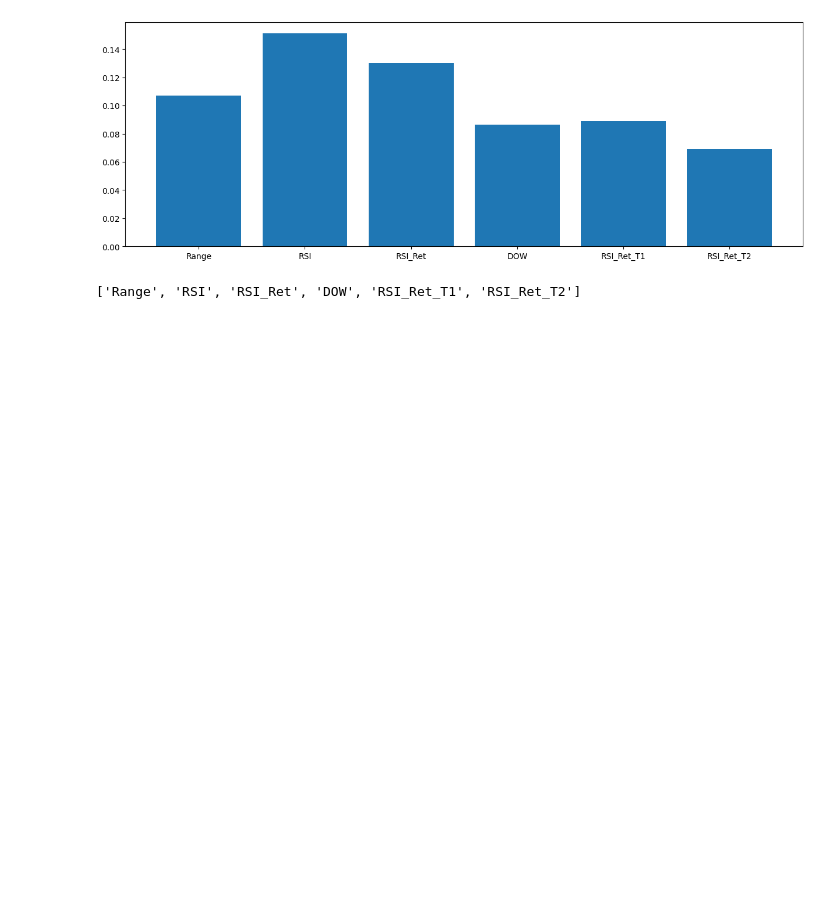
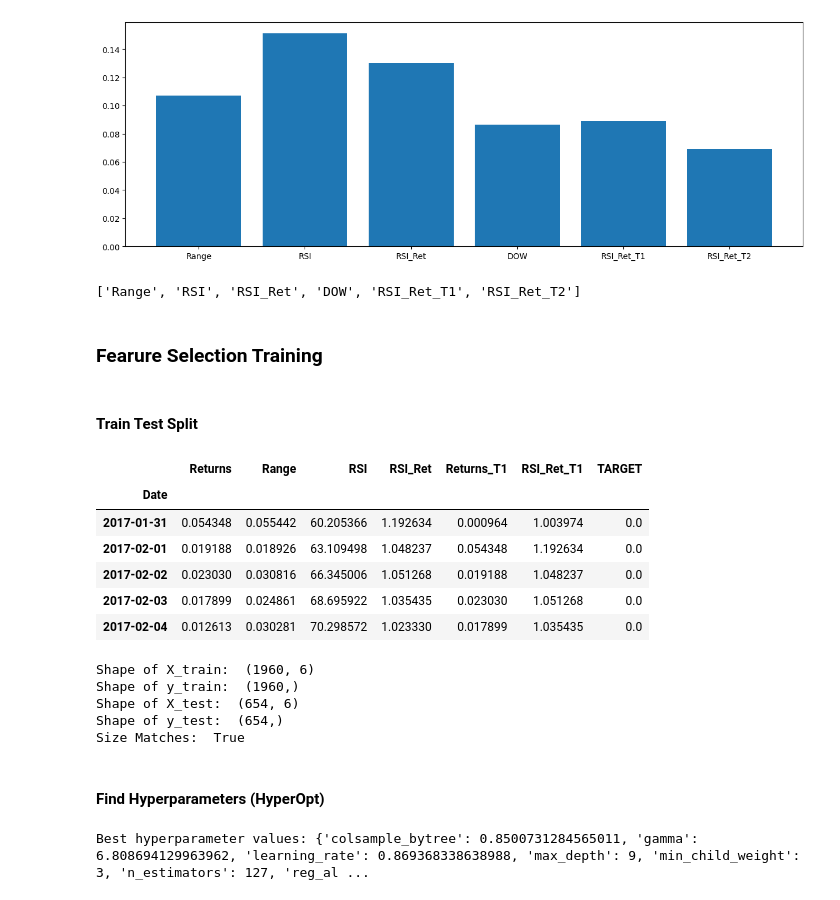
Before and after one commit to dkalenov/ML-Stock-Crypto-Trading, a Jupyter notebook: Bitcoin_Move_Prediction.ipynb, the cells around one changed output. Saved outputs shown, nothing was run; the diff lists cells and outputs as text; code cells hidden in the pictures; blank space fills up the shorter version.

```diff
--- a/Bitcoin_Move_Prediction.ipynb
+++ b/Bitcoin_Move_Prediction.ipynb
@@ -746,3 +748,21 @@ plt.show()
 recommended_feature_labels
 # %% [output]
 ['Range', 'RSI', 'RSI_Ret', 'DOW', 'RSI_Ret_T1', 'RSI_Ret_T2']
+# %% [markdown]
+### Fearure Selection Training
+# %% [markdown]
+#### Train Test Split
+# %%
+# Feature Selection
+df_tts = df.copy()
+df_tts = df_tts[["Returns", "Range", "RSI", "RSI_Ret", "Returns_T1", "RSI_Ret_T1", "TARGET"]]
+# %%
+df_tts.head()
+# %% [output]
+|  | Returns | Range | RSI | RSI_Ret | Returns_T1 | RSI_Ret_T1 | TARGET |
+| Date |  |  |  |  |  |  |  |
+| 2017-01-31 | 0.054348 | 0.055442 | 60.205366 | 1.192634 | 0.000964 | 1.003974 | 0.0 |
+| 2017-02-01 | 0.019188 | 0.018926 | 63.109498 | 1.048237 | 0.054348 | 1.192634 | 0.0 |
+| 2017-02-02 | 0.023030 | 0.030816 | 66.345006 | 1.051268 | 0.019188 | 1.048237 | 0.0 |
+| 2017-02-03 | 0.017899 | 0.024861 | 68.695922 | 1.035435 | 0.023030 | 1.051268 | 0.0 |
+| 2017-02-04 | 0.012613 | 0.030281 | 70.298572 | 1.023330 | 0.017899 | 1.035435 | 0.0 |
@@ -748,0 +773,54 @@ recommended_feature_labels
+# %%
+# Perform Train Test Split
+X_train, X_test, y_train, y_test = train_test_split(X, y, test_size=0.25, random_state=42)
+
+size_check = len(y_test) + len(y_train) == len(X)
+print("Shape of X_train: ", X_train.shape)
+print("Shape of y_train: ", y_train.shape)
+print("Shape of X_test: ", X_test.shape)
+print("Shape of y_test: ", y_test.shape)
+print("Size Matches: ", size_check)
+# %% [output]
+Shape of X_train:  (1960, 6)
+Shape of y_train:  (1960,)
+Shape of X_test:  (654, 6)
+Shape of y_test:  (654,)
+Size Matches:  True
+# %% [markdown]
+#### Find Hyperparameters (HyperOpt)
+# %%
+from hyperopt import fmin, tpe, hp, Trials
+import numpy as np
+from sklearn.model_selection import cross_val_score
+from xgboost import XGBClassifier
+
+space = {
+    'n_estimators': hp.choice('n_estimators', range(50, 201)),
+    'learning_rate': hp.uniform('learning_rate', 0.001, 0.9),
+    'max_depth': hp.choice('max_depth', range(3, 15)),
+    'min_child_weight': hp.choice('min_child_weight', range(1, 6)),
+    'subsample': hp.uniform('subsample', 0.5, 1.0),
+    'gamma': hp.uniform('gamma', 0, 20),
+    'colsample_bytree': hp.uniform('colsample_bytree', 0.5, 1.0),
+    'reg_alpha': hp.uniform('reg_alpha', 0, 10),
+    'reg_lambda': hp.uniform('reg_lambda', 0, 10),
+}
+
+def hyperopt_xgb(params, cv=5, X=X_train, y=y_train):
+    model = XGBClassifier(**params)
+    model.fit(X, y)
+    score = cross_val_score(model, X, y, cv=cv, scoring="f1", n_jobs=-1).mean()
+    return -score
+
+trials = Trials()
+best = fmin(hyperopt_xgb,
+            space=space,
+            algo=tpe.suggest,
+            max_evals=100,
+            trials=trials,
+            rstate=np.random.default_rng(42)
+           )
+
+print(f"Best hyperparameter values: {best}")
+# %% [output]
+Best hyperparameter values: {'colsample_bytree': 0.8500731284565011, 'gamma': 6.808694129963962, 'learning_rate': 0.869368338638988, 'max_depth': 9, 'min_child_weight': 3, 'n_estimators': 127, 'reg_al ...
```
Also changed, not shown: parts of 14 cells of this notebook.
